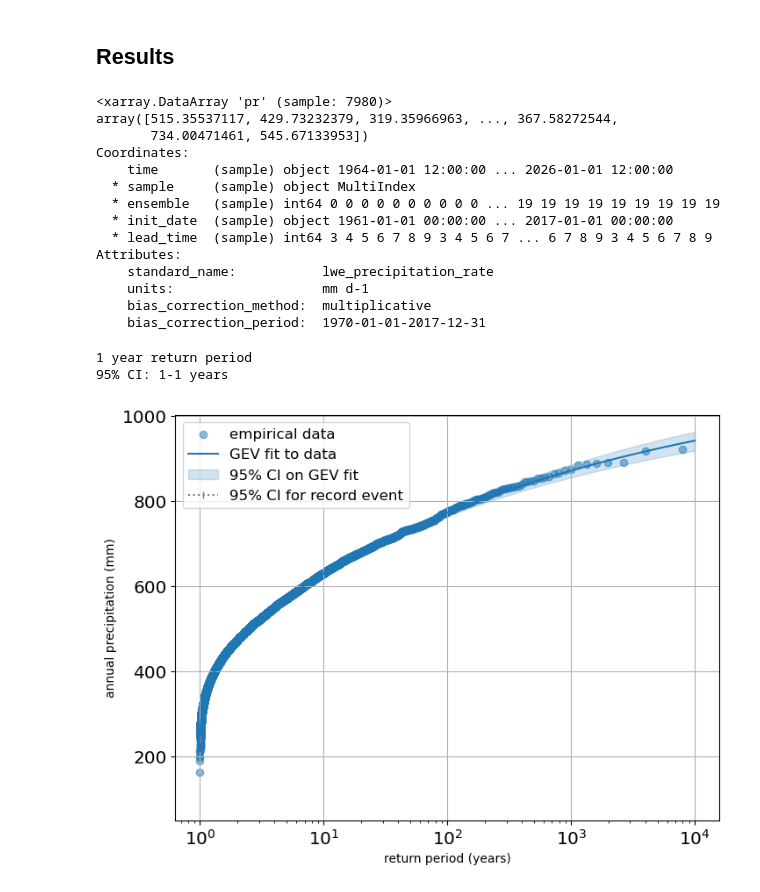
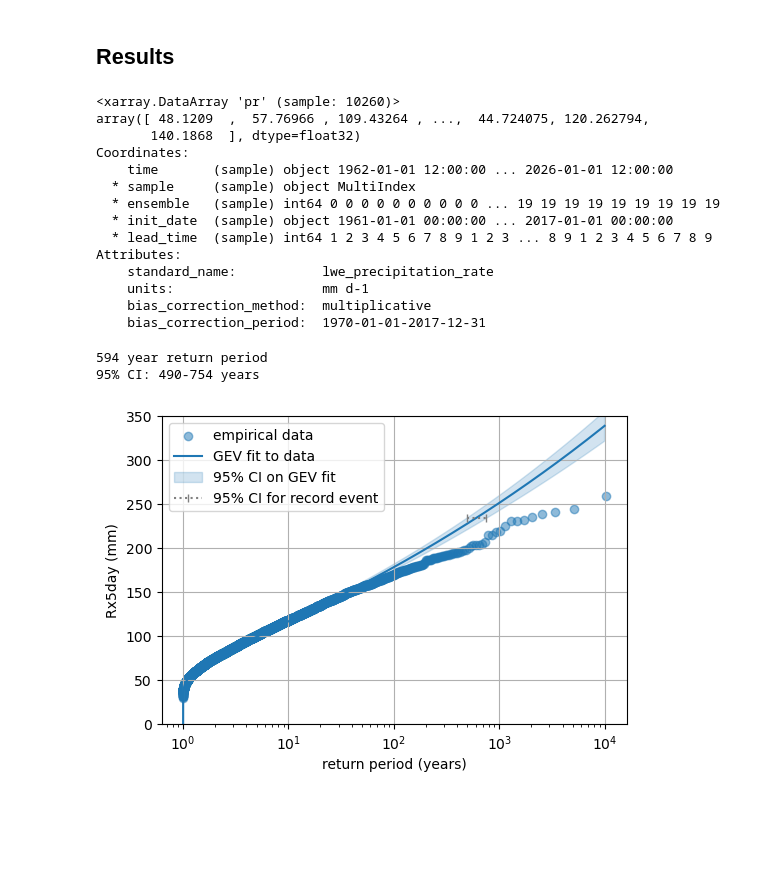
Before and after one commit to AusClimateService/unseen, a Jupyter notebook: docs/user_guide/worked_example-CanESM5.ipynb, the cells around one changed output. Cells and saved outputs as stored; diff of their text form; code cells hidden in the pictures; blank space fills up the shorter version.

```diff
--- a/docs/user_guide/worked_example-CanESM5.ipynb
+++ b/docs/user_guide/worked_example-CanESM5.ipynb
@@ -165,7 +167,7 @@ print(rx5day_max)
 # %% [markdown]
 The event 20-24 April 1960: http://www.bom.gov.au/tas/flood/flood_history/flood_history.shtml#yr1960_1969
 # %%
-agcd_shape, agcd_loc, agcd_scale = general_utils.fit_gev(agcd_ds['pr'].values, generate_estimates=True)
+agcd_shape, agcd_loc, agcd_scale = general_utils.fit_gev(agcd_ds['pr'].values)
 # %%
 event_probability = gev.sf(rx5day_max, agcd_shape, loc=agcd_loc, scale=agcd_scale)
 event_return_period = 1. / event_probability
@@ -271,7 +273,7 @@ independence.create_plot(
 So we should drop the first two lead times (TODO: We need a function where we can drop a different number of lead times for each init date).
 # %%
 #cafe_da_indep = cafe_ds['pr'].dropna('lead_time').sel({'lead_time': slice(3, None)})
-model_da_indep = model_ds['pr'].where(model_ds['lead_time'] > 2)
+model_da_indep = model_ds['pr'].where(model_ds['lead_time'] > 0)
 model_da_indep = model_da_indep.dropna('lead_time')
 # %%
 model_da_indep
@@ -425,33 +429,34 @@ model_da_bc_stacked = model_da_bc.dropna('lead_time').stack({'sample': ['ensembl
 # %%
 print(model_da_bc_stacked)
 # %% [output]
-<xarray.DataArray 'pr' (sample: 7980)>
-array([515.35537117, 429.73232379, 319.35966963, ..., 367.58272544,
-       734.00471461, 545.67133953])
+<xarray.DataArray 'pr' (sample: 10260)>
+array([ 48.1209  ,  57.76966 , 109.43264 , ...,  44.724075, 120.262794,
+       140.1868  ], dtype=float32)
 Coordinates:
-    time       (sample) object 1964-01-01 12:00:00 ... 2026-01-01 12:00:00
+    time       (sample) object 1962-01-01 12:00:00 ... 2026-01-01 12:00:00
   * sample     (sample) object MultiIndex
   * ensemble   (sample) int64 0 0 0 0 0 0 0 0 0 0 ... 19 19 19 19 19 19 19 19 19
   * init_date  (sample) object 1961-01-01 00:00:00 ... 2017-01-01 00:00:00
-  * lead_time  (sample) int64 3 4 5 6 7 8 9 3 4 5 6 7 ... 6 7 8 9 3 4 5 6 7 8 9
+  * lead_time  (sample) int64 1 2 3 4 5 6 7 8 9 1 2 3 ... 8 9 1 2 3 4 5 6 7 8 9
 Attributes:
     standard_name:           lwe_precipitation_rate
     units:                   mm d-1
     bias_correction_method:  multiplicative
     bias_correction_period:  1970-01-01-2017-12-31
 # %%
-fig = plt.figure(figsize=[8, 6])
+fig = plt.figure(figsize=[6, 4])
 ax = fig.add_subplot()
 general_utils.plot_gev_return_curve(
     ax,
     model_da_bc_stacked,
-    pr_max,
+    rx5day_max,
     n_bootstraps=100,
     direction="exceedance",
-    ylabel='Rx5day (mm)'
+    ylabel='Rx5day (mm)',
+    ylim=(0, 350),
 )
 plt.show()
 # %% [output]
-1 year return period
-95% CI: 1-1 years
+594 year return period
+95% CI: 490-754 years
-[figure, old version]
+[figure, new version]
```
Also changed, not shown: parts of 19 cells of this notebook.
